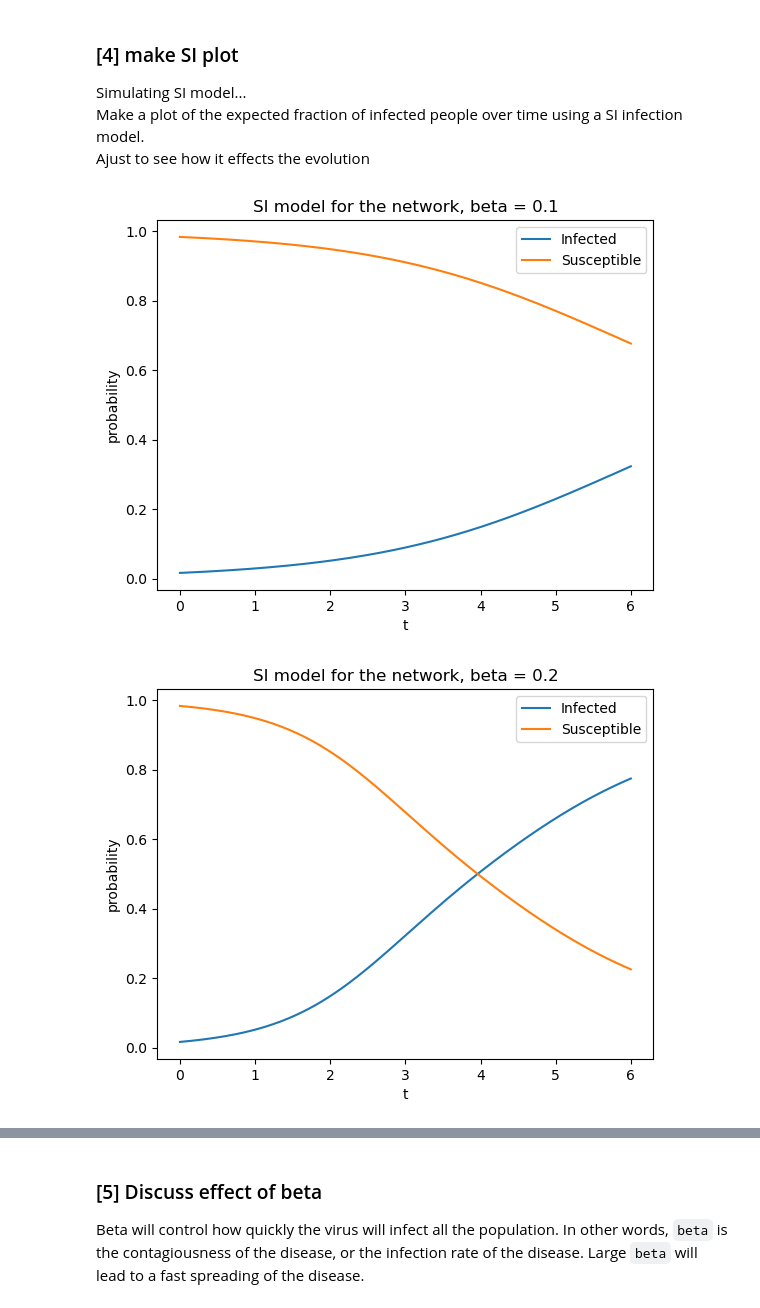
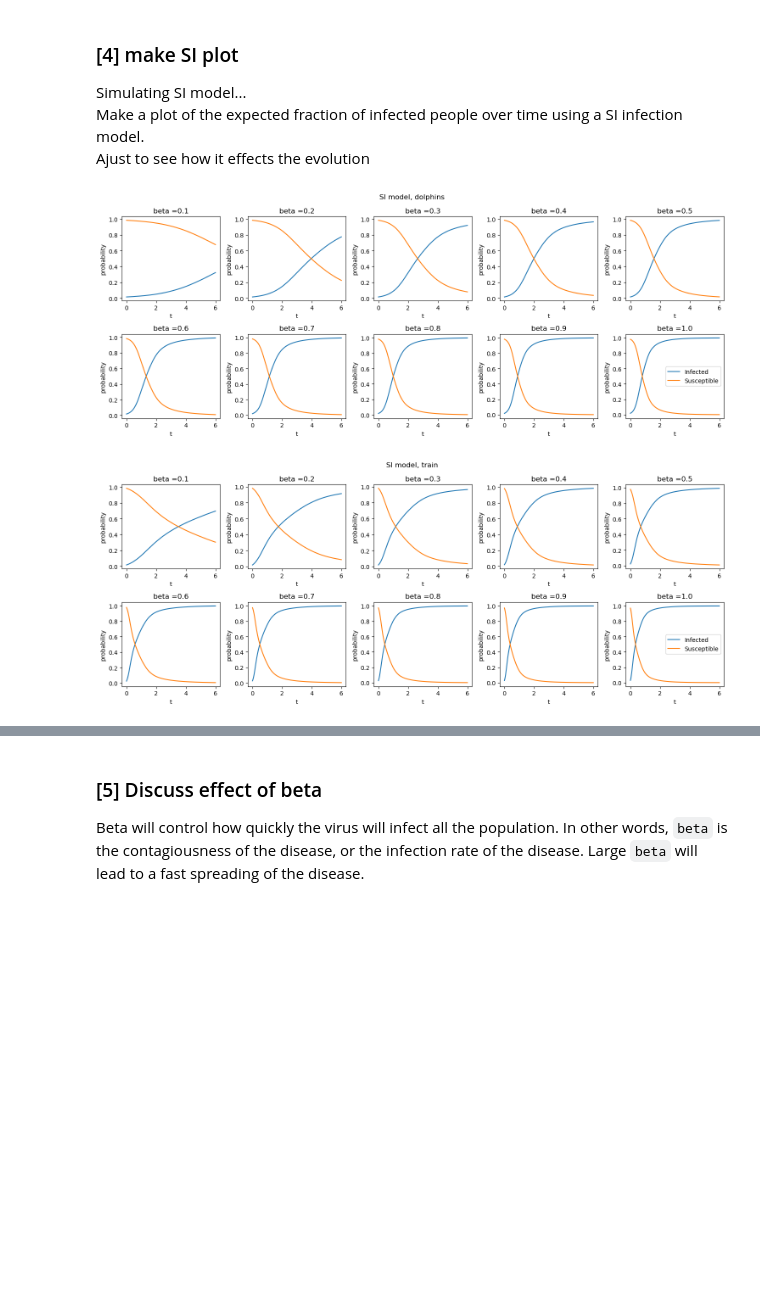
Before and after one commit to yilewang/dynamical_net_sys_class, a Jupyter notebook: lab6/lab6_yxw190015.ipynb, the cells around one changed output, grey strips where cells are left out. Cells and saved outputs as stored; diff of their text form; code cells hidden in the pictures; blank space fills up the shorter version.

```diff
--- a/lab6/lab6_yxw190015.ipynb
+++ b/lab6/lab6_yxw190015.ipynb
@@ -103,20 +110,20 @@ time = linspace(0,T,int(T/dt)) # the array of time points spaced by dt
 # %% [markdown]
 Simulating diffusion...
 # %%
-x = zeros(N)
+x = zeros(N1)
 x[0] = 1
-color_by_value(d3,G,x)
+color_by_value(d3,G1,x)
 C=0.5 # C is the diffusion constant
 
-def network_convergence(C, x, A, dt, time):
-    history = zeros((len(time),N))
+def network_convergence(C, x, A1, dt, time, N1):
+    history = zeros((len(time),N1))
     for i,t in enumerate(time):
-        x += dt*(C*dot(A,x) - x) # the dynamics
+        x += dt*(C*dot(A1,x) - x) # the dynamics
         history[i] = x
         # color_by_value(d3,G,x*100)  # update the visualizer
         # await asyncio.sleep(0.1) # wait a little bit so the visualizer has time to update
     return history
-history = network_convergence(C, x, A, dt, time)
+history = network_convergence(C, x, A1, dt, time, N1)
 # %% [markdown]
 ### [2] Make a comment about this:
 
@@ -169,36 +185,43 @@ Ajust to see how it effects the evolution
 # %%
 # calculate the SI model for the network
 beta = 1
 # x is the fraction of infected nodes
 # 1-x is the fraction of susceptible nodes
 
 
-def SI_model(beta, x, s, A, dt, time):
+def SI_model(beta, x, s, A1, dt, time):
     history_S = []
     history_I = []
 
     for i,t in enumerate(time):
-        x += dt*(beta*dot(A,x)*s) # the dynamics
+        x += dt*(beta*dot(A1,x)*s) # the dynamics
         s = 1 - x
         history_S.append(mean(s))
         history_I.append(mean(x))
     return history_I, history_S
 
 
-
-beta_list = arange(0.1, 1.1, 0.1)
-for beta in beta_list:
-    x = zeros(N)
-    x[0] = 1
-    s = 1- x
-    history_I, history_S = SI_model(beta, x, s, A, dt, time)
-    plt.plot(time, history_I, label = 'Infected')
-    plt.plot(time, history_S, label = 'Susceptible')
-    plt.xlabel('t')
-    plt.ylabel('probability')
-    plt.title(f'SI model for the network, beta = {beta}')
+A_list = [A1, A2, A3]
+N_list = [N1, N2, N3]
+name_list = ["dolphins", "train", "macaque"]
+for A, N, name in zip(A_list, N_list, name_list):
+    # Create a 2x5 grid of subplots
+    fig, axes = plt.subplots(nrows=2, ncols=5, figsize=(15, 6))
+    fig.suptitle(f'SI model, {name}')
+    beta_list = arange(0.1, 1.1, 0.1)
+    for i, ax in enumerate(axes.flatten()):
+        x = zeros(N)
+        x[0] = 1
+        s = 1- x
+        history_I, history_S = SI_model(beta_list[i], x, s, A, dt, time)
+        ax.plot(time, history_I, label = 'Infected')
+        ax.plot(time, history_S, label = 'Susceptible')
+        ax.set_xlabel('t')
+        ax.set_ylabel('probability')
+        ax.set_title(f'beta ={round(beta_list[i], 3)}')
+    plt.tight_layout()
     plt.legend()
     plt.show()
 # %% [output]
-[figure, old version]
+[figure, new version]
-[figure, old version]
+[figure, new version]
```
Also changed, not shown: parts of 15 cells of this notebook.
